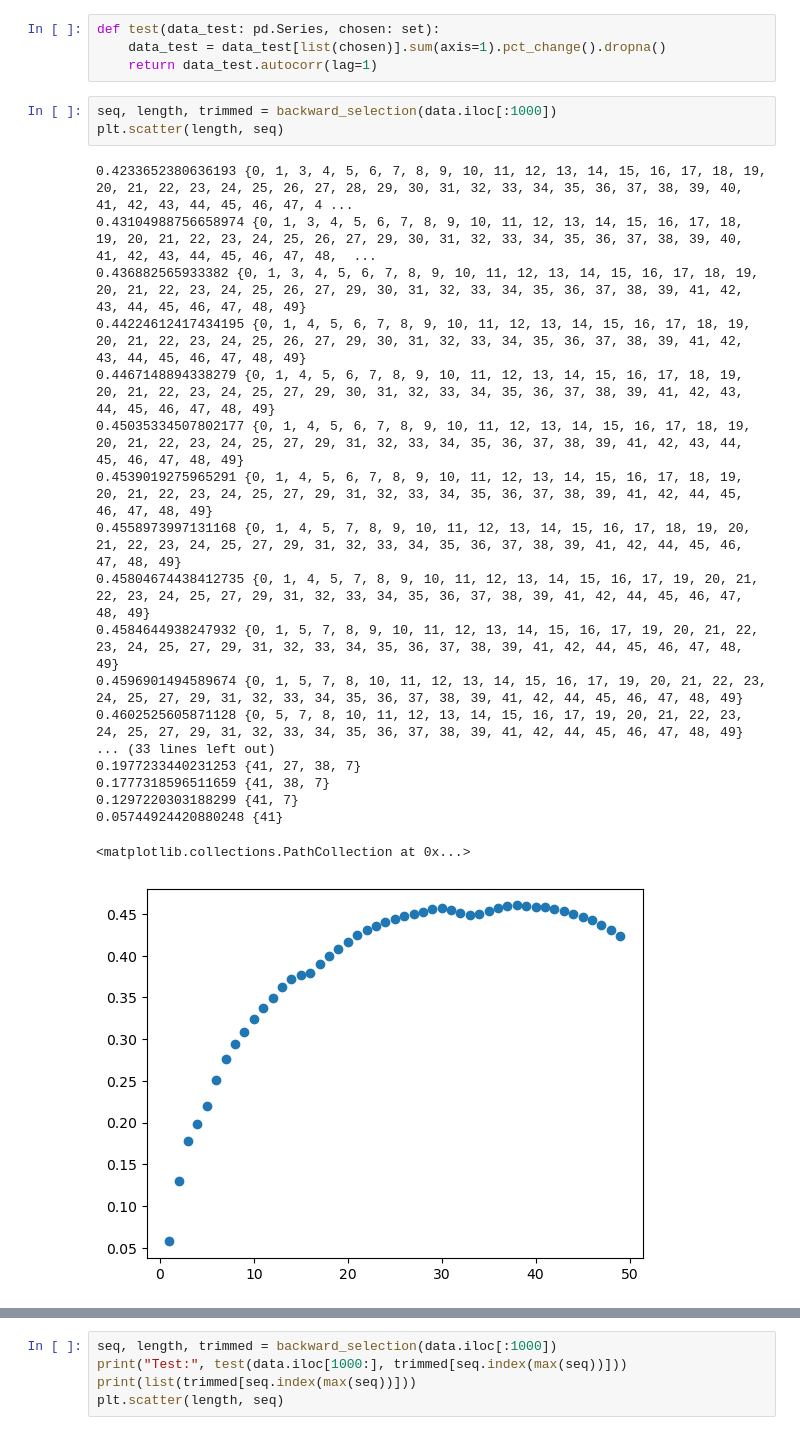
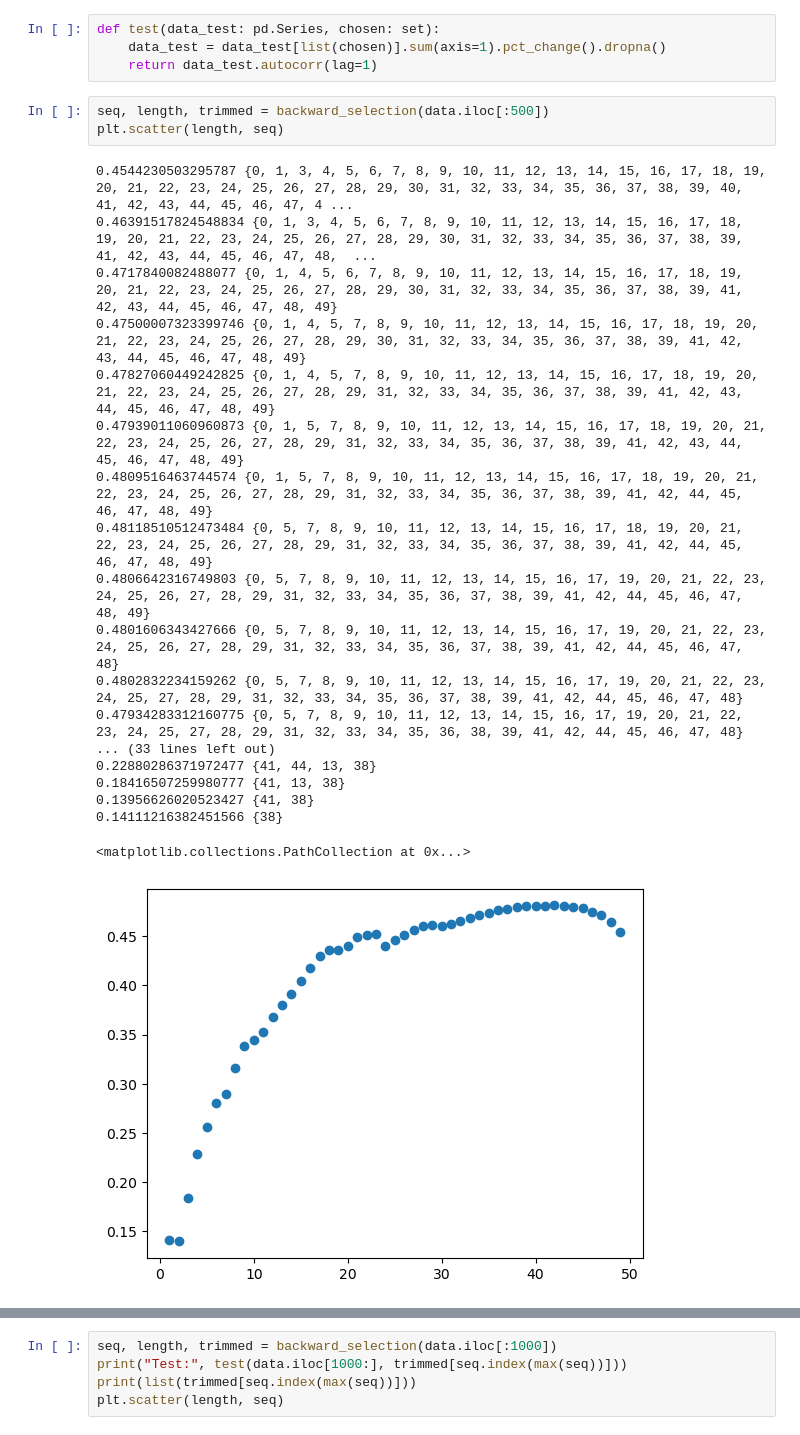
Before and after one commit to Troppydash/algothon2025, a Jupyter notebook: analysis/corr_comb_frenzy.ipynb, the cells around one changed output, grey strips where cells are left out. Cells and saved outputs as stored; diff of their text form.

```diff
--- a/analysis/corr_comb_frenzy.ipynb
+++ b/analysis/corr_comb_frenzy.ipynb
@@ -145,28 +145,28 @@ def test(data_test: pd.Series, chosen: set):
     data_test = data_test[list(chosen)].sum(axis=1).pct_change().dropna()
     return data_test.autocorr(lag=1)
 # %%
-seq, length, trimmed = backward_selection(data.iloc[:1000])
+seq, length, trimmed = backward_selection(data.iloc[:500])
 plt.scatter(length, seq)
 # %% [output]
-0.4233652380636193 {0, 1, 3, 4, 5, 6, 7, 8, 9, 10, 11, 12, 13, 14, 15, 16, 17, 18, 19, 20, 21, 22, 23, 24, 25, 26, 27, 28, 29, 30, 31, 32, 33, 34, 35, 36, 37, 38, 39, 40, 41, 42, 43, 44, 45, 46, 47, 4 ...
-0.43104988756658974 {0, 1, 3, 4, 5, 6, 7, 8, 9, 10, 11, 12, 13, 14, 15, 16, 17, 18, 19, 20, 21, 22, 23, 24, 25, 26, 27, 29, 30, 31, 32, 33, 34, 35, 36, 37, 38, 39, 40, 41, 42, 43, 44, 45, 46, 47, 48,  ...
-0.436882565933382 {0, 1, 3, 4, 5, 6, 7, 8, 9, 10, 11, 12, 13, 14, 15, 16, 17, 18, 19, 20, 21, 22, 23, 24, 25, 26, 27, 29, 30, 31, 32, 33, 34, 35, 36, 37, 38, 39, 41, 42, 43, 44, 45, 46, 47, 48, 49}
-0.44224612417434195 {0, 1, 4, 5, 6, 7, 8, 9, 10, 11, 12, 13, 14, 15, 16, 17, 18, 19, 20, 21, 22, 23, 24, 25, 26, 27, 29, 30, 31, 32, 33, 34, 35, 36, 37, 38, 39, 41, 42, 43, 44, 45, 46, 47, 48, 49}
-0.4467148894338279 {0, 1, 4, 5, 6, 7, 8, 9, 10, 11, 12, 13, 14, 15, 16, 17, 18, 19, 20, 21, 22, 23, 24, 25, 27, 29, 30, 31, 32, 33, 34, 35, 36, 37, 38, 39, 41, 42, 43, 44, 45, 46, 47, 48, 49}
-0.45035334507802177 {0, 1, 4, 5, 6, 7, 8, 9, 10, 11, 12, 13, 14, 15, 16, 17, 18, 19, 20, 21, 22, 23, 24, 25, 27, 29, 31, 32, 33, 34, 35, 36, 37, 38, 39, 41, 42, 43, 44, 45, 46, 47, 48, 49}
-0.4539019275965291 {0, 1, 4, 5, 6, 7, 8, 9, 10, 11, 12, 13, 14, 15, 16, 17, 18, 19, 20, 21, 22, 23, 24, 25, 27, 29, 31, 32, 33, 34, 35, 36, 37, 38, 39, 41, 42, 44, 45, 46, 47, 48, 49}
-0.4558973997131168 {0, 1, 4, 5, 7, 8, 9, 10, 11, 12, 13, 14, 15, 16, 17, 18, 19, 20, 21, 22, 23, 24, 25, 27, 29, 31, 32, 33, 34, 35, 36, 37, 38, 39, 41, 42, 44, 45, 46, 47, 48, 49}
-0.45804674438412735 {0, 1, 4, 5, 7, 8, 9, 10, 11, 12, 13, 14, 15, 16, 17, 19, 20, 21, 22, 23, 24, 25, 27, 29, 31, 32, 33, 34, 35, 36, 37, 38, 39, 41, 42, 44, 45, 46, 47, 48, 49}
-0.4584644938247932 {0, 1, 5, 7, 8, 9, 10, 11, 12, 13, 14, 15, 16, 17, 19, 20, 21, 22, 23, 24, 25, 27, 29, 31, 32, 33, 34, 35, 36, 37, 38, 39, 41, 42, 44, 45, 46, 47, 48, 49}
-0.4596901494589674 {0, 1, 5, 7, 8, 10, 11, 12, 13, 14, 15, 16, 17, 19, 20, 21, 22, 23, 24, 25, 27, 29, 31, 32, 33, 34, 35, 36, 37, 38, 39, 41, 42, 44, 45, 46, 47, 48, 49}
-0.4602525605871128 {0, 5, 7, 8, 10, 11, 12, 13, 14, 15, 16, 17, 19, 20, 21, 22, 23, 24, 25, 27, 29, 31, 32, 33, 34, 35, 36, 37, 38, 39, 41, 42, 44, 45, 46, 47, 48, 49}
+0.4544230503295787 {0, 1, 3, 4, 5, 6, 7, 8, 9, 10, 11, 12, 13, 14, 15, 16, 17, 18, 19, 20, 21, 22, 23, 24, 25, 26, 27, 28, 29, 30, 31, 32, 33, 34, 35, 36, 37, 38, 39, 40, 41, 42, 43, 44, 45, 46, 47, 4 ...
+0.46391517824548834 {0, 1, 3, 4, 5, 6, 7, 8, 9, 10, 11, 12, 13, 14, 15, 16, 17, 18, 19, 20, 21, 22, 23, 24, 25, 26, 27, 28, 29, 30, 31, 32, 33, 34, 35, 36, 37, 38, 39, 41, 42, 43, 44, 45, 46, 47, 48,  ...
+0.4717840082488077 {0, 1, 4, 5, 6, 7, 8, 9, 10, 11, 12, 13, 14, 15, 16, 17, 18, 19, 20, 21, 22, 23, 24, 25, 26, 27, 28, 29, 30, 31, 32, 33, 34, 35, 36, 37, 38, 39, 41, 42, 43, 44, 45, 46, 47, 48, 49}
+0.47500007323399746 {0, 1, 4, 5, 7, 8, 9, 10, 11, 12, 13, 14, 15, 16, 17, 18, 19, 20, 21, 22, 23, 24, 25, 26, 27, 28, 29, 30, 31, 32, 33, 34, 35, 36, 37, 38, 39, 41, 42, 43, 44, 45, 46, 47, 48, 49}
+0.47827060449242825 {0, 1, 4, 5, 7, 8, 9, 10, 11, 12, 13, 14, 15, 16, 17, 18, 19, 20, 21, 22, 23, 24, 25, 26, 27, 28, 29, 31, 32, 33, 34, 35, 36, 37, 38, 39, 41, 42, 43, 44, 45, 46, 47, 48, 49}
+0.47939011060960873 {0, 1, 5, 7, 8, 9, 10, 11, 12, 13, 14, 15, 16, 17, 18, 19, 20, 21, 22, 23, 24, 25, 26, 27, 28, 29, 31, 32, 33, 34, 35, 36, 37, 38, 39, 41, 42, 43, 44, 45, 46, 47, 48, 49}
+0.4809516463744574 {0, 1, 5, 7, 8, 9, 10, 11, 12, 13, 14, 15, 16, 17, 18, 19, 20, 21, 22, 23, 24, 25, 26, 27, 28, 29, 31, 32, 33, 34, 35, 36, 37, 38, 39, 41, 42, 44, 45, 46, 47, 48, 49}
+0.48118510512473484 {0, 5, 7, 8, 9, 10, 11, 12, 13, 14, 15, 16, 17, 18, 19, 20, 21, 22, 23, 24, 25, 26, 27, 28, 29, 31, 32, 33, 34, 35, 36, 37, 38, 39, 41, 42, 44, 45, 46, 47, 48, 49}
+0.4806642316749803 {0, 5, 7, 8, 9, 10, 11, 12, 13, 14, 15, 16, 17, 19, 20, 21, 22, 23, 24, 25, 26, 27, 28, 29, 31, 32, 33, 34, 35, 36, 37, 38, 39, 41, 42, 44, 45, 46, 47, 48, 49}
+0.4801606343427666 {0, 5, 7, 8, 9, 10, 11, 12, 13, 14, 15, 16, 17, 19, 20, 21, 22, 23, 24, 25, 26, 27, 28, 29, 31, 32, 33, 34, 35, 36, 37, 38, 39, 41, 42, 44, 45, 46, 47, 48}
+0.4802832234159262 {0, 5, 7, 8, 9, 10, 11, 12, 13, 14, 15, 16, 17, 19, 20, 21, 22, 23, 24, 25, 27, 28, 29, 31, 32, 33, 34, 35, 36, 37, 38, 39, 41, 42, 44, 45, 46, 47, 48}
+0.47934283312160775 {0, 5, 7, 8, 9, 10, 11, 12, 13, 14, 15, 16, 17, 19, 20, 21, 22, 23, 24, 25, 27, 28, 29, 31, 32, 33, 34, 35, 36, 38, 39, 41, 42, 44, 45, 46, 47, 48}
 ... (33 lines left out)
-0.1977233440231253 {41, 27, 38, 7}
-0.1777318596511659 {41, 38, 7}
-0.1297220303188299 {41, 7}
-0.05744924420880248 {41}
+0.22880286371972477 {41, 44, 13, 38}
+0.18416507259980777 {41, 13, 38}
+0.13956626020523427 {41, 38}
+0.14111216382451566 {38}
 <matplotlib.collections.PathCollection at 0x...>
-[figure, old version]
+[figure, new version]
 # %%
 seq.index(max(seq))
 # %% [output]
```
Also changed, not shown: parts of 7 cells of this notebook, 7 other files.
